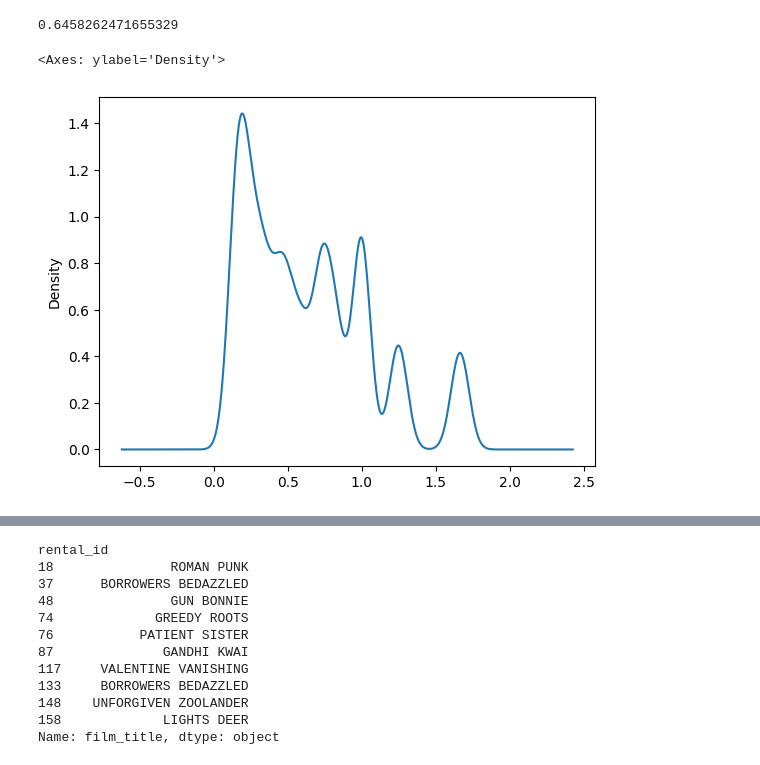
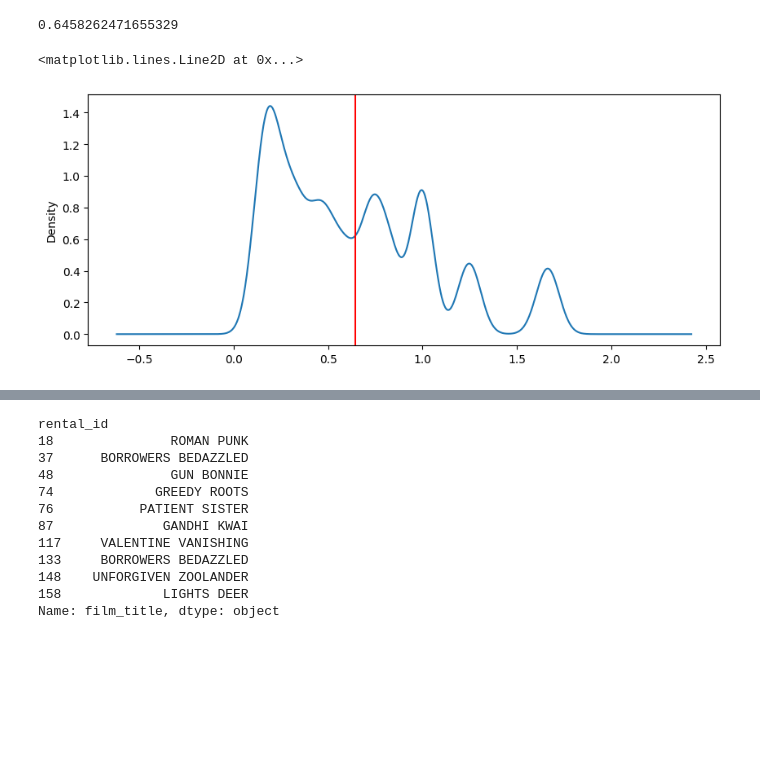
Before and after one commit to ejwang8/PandasExercises, a Jupyter notebook: Exercises_2.ipynb, the cells around one changed output, grey strips where cells are left out. Saved outputs shown, nothing was run; the diff lists cells and outputs as text; code cells hidden in the pictures; blank space fills up the shorter version.

```diff
--- a/Exercises_2.ipynb
+++ b/Exercises_2.ipynb
@@ -239,15 +226,17 @@ df['film_daily_rental_rate'] = df['film_rental_rate'] / df['film_rental_duration
 - Show a <b>density (KDE)</b> of `film_daily_rental_rate`.
 # %%
 # your code goes here
-df['film_daily_rental_rate'].mean()
+rate_mean = df['film_daily_rental_rate'].mean()
+rate_mean
 # %% [output]
 0.6458262471655329
 # %%
 # your code goes here
-df['film_daily_rental_rate'].plot(kind="kde")
+rate_kde = df['film_daily_rental_rate'].plot(kind="kde", figsize=(10,4))
+rate_kde.axvline(rate_mean, color='red')
 # %% [output]
-<Axes: ylabel='Density'>
+<matplotlib.lines.Line2D at 0x...>
-[figure, old version]
+[figure, new version]
 # %% [markdown]
 ![green-divider](https://user-images.githubusercontent.com/7065401/52071924-c003ad80-2562-11e9-8297-1c6595f8a7ff.png)
 
```
Also changed, not shown: parts of 6 cells of this notebook.
